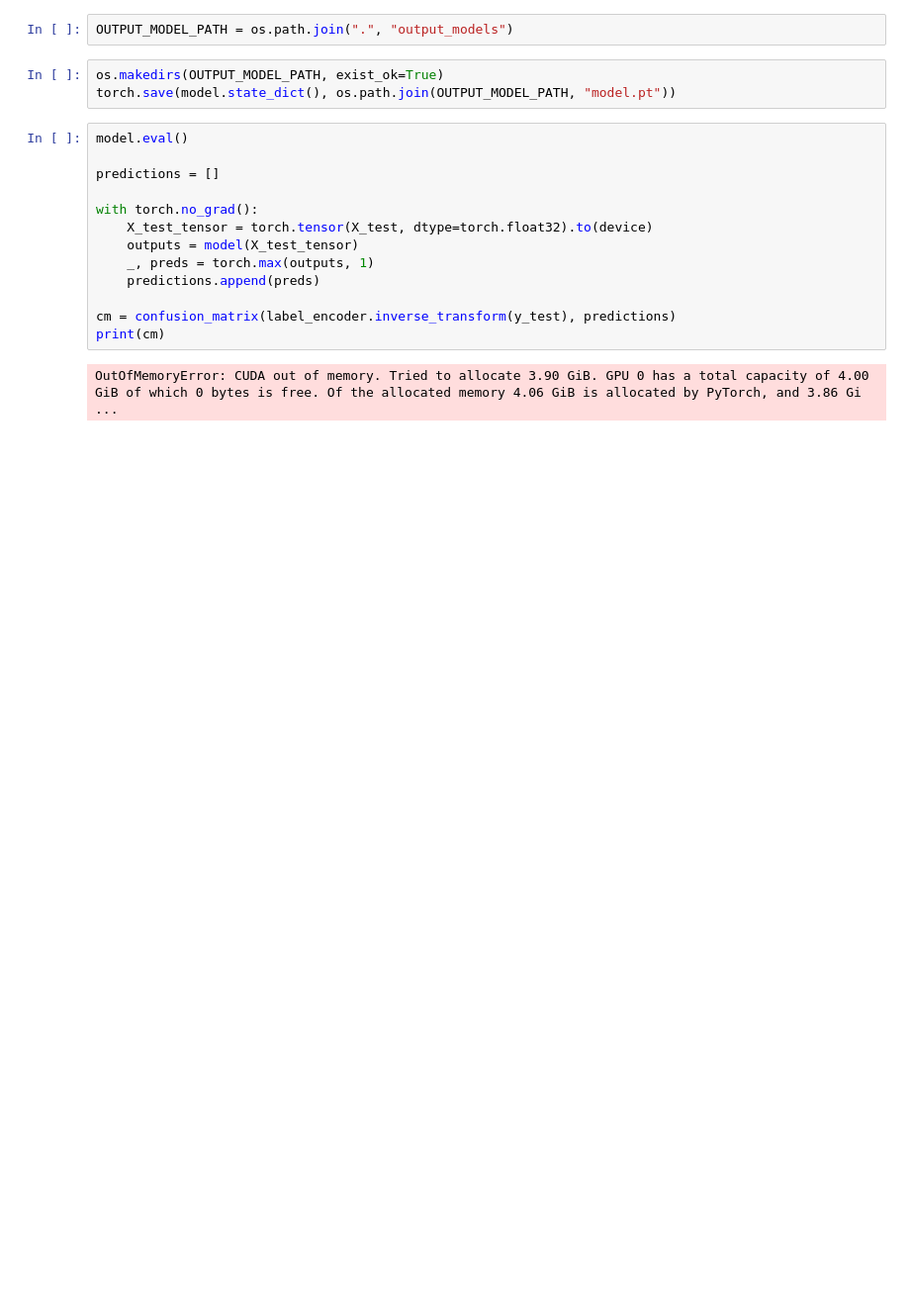
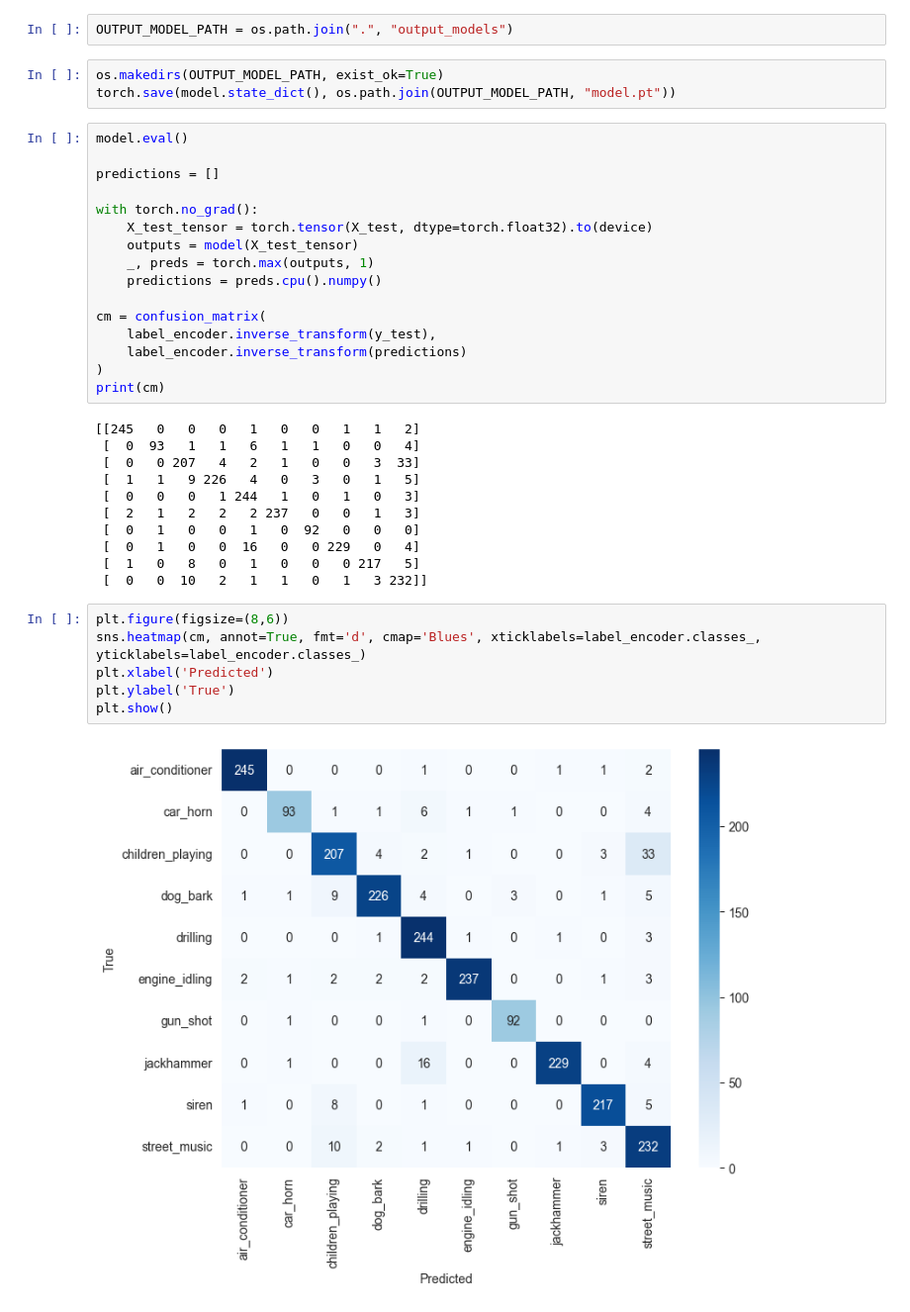
Before and after one commit to ram333n/multimedia-data-processing, a Jupyter notebook: lab_1/lab_1.ipynb, the cells around one changed output. Shown at 99% size. Saved outputs shown, nothing was run; the diff lists cells and outputs as text; blank space fills up the shorter version.

Commit message:
Add test classification report

```diff
--- a/lab_1/lab_1.ipynb
+++ b/lab_1/lab_1.ipynb
@@ -342,9 +327,29 @@ with torch.no_grad():
     X_test_tensor = torch.tensor(X_test, dtype=torch.float32).to(device)
     outputs = model(X_test_tensor)
     _, preds = torch.max(outputs, 1)
-    predictions.append(preds)
+    predictions = preds.cpu().numpy()
 
-cm = confusion_matrix(label_encoder.inverse_transform(y_test), predictions)
+cm = confusion_matrix(
+    label_encoder.inverse_transform(y_test),
+    label_encoder.inverse_transform(predictions)
+)
 print(cm)
 # %% [output]
-OutOfMemoryError: CUDA out of memory. Tried to allocate 3.90 GiB. GPU 0 has a total capacity of 4.00 GiB of which 0 bytes is free. Of the allocated memory 4.06 GiB is allocated by PyTorch, and 3.86 Gi ...
+[[245   0   0   0   1   0   0   1   1   2]
+ [  0  93   1   1   6   1   1   0   0   4]
+ [  0   0 207   4   2   1   0   0   3  33]
+ [  1   1   9 226   4   0   3   0   1   5]
+ [  0   0   0   1 244   1   0   1   0   3]
+ [  2   1   2   2   2 237   0   0   1   3]
+ [  0   1   0   0   1   0  92   0   0   0]
+ [  0   1   0   0  16   0   0 229   0   4]
+ [  1   0   8   0   1   0   0   0 217   5]
+ [  0   0  10   2   1   1   0   1   3 232]]
+# %%
+plt.figure(figsize=(8,6))
+sns.heatmap(cm, annot=True, fmt='d', cmap='Blues', xticklabels=label_encoder.classes_, yticklabels=label_encoder.classes_)
+plt.xlabel('Predicted')
+plt.ylabel('True')
+plt.show()
+# %% [output]
+[figure, added]
```
Also changed, not shown: parts of 5 cells of this notebook, 1 other file.
